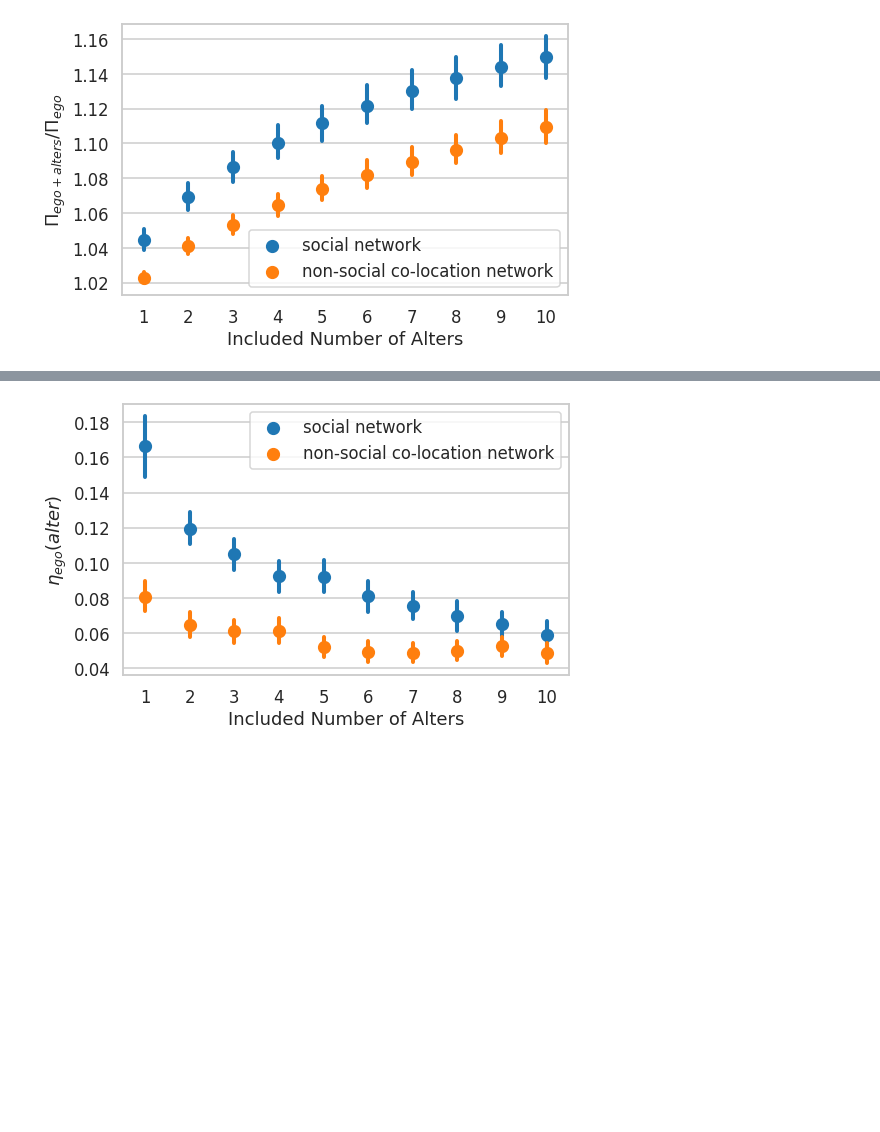
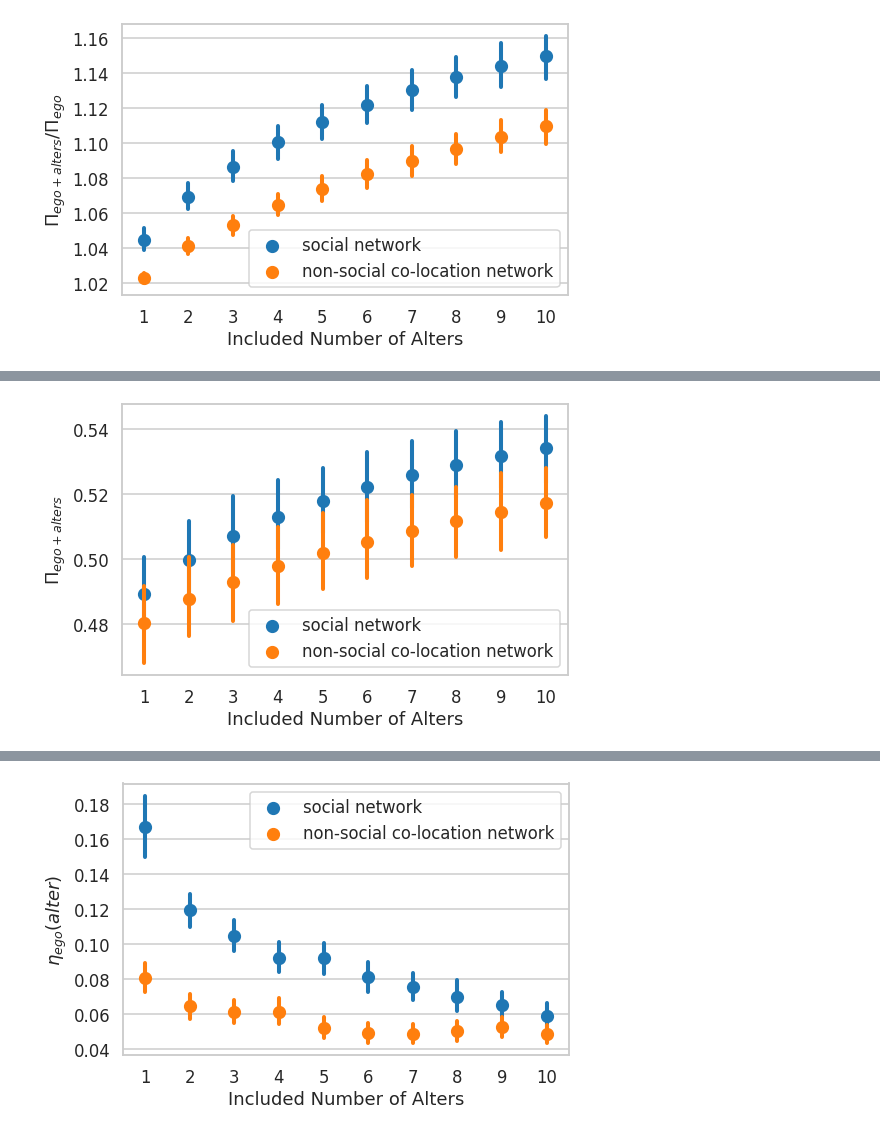
Before and after one commit to Magica-Chen/co-locationship, a Jupyter notebook: example/example_weeplaces.ipynb, the cells around one changed output, grey strips where cells are left out. Drawn from its saved outputs; the diff is of its cells as text; code cells hidden in the pictures; blank space fills up the shorter version.

```diff
--- a/example/example_weeplaces.ipynb
+++ b/example/example_weeplaces.ipynb
@@ -237,0 +244,4 @@ RCCP_ego_alters_errorbar_v3 = compare_v3.plot_errorbar(target='ego+alters', l=8,
+# %%
+CCP_ego_alters_errorbar_v3 = compare_v3.plot_errorbar(target='CCP ego+alters', l=8,w=5)
+# %% [output]
+[figure, added]
```
Also changed, not shown: parts of 7 cells of this notebook.
